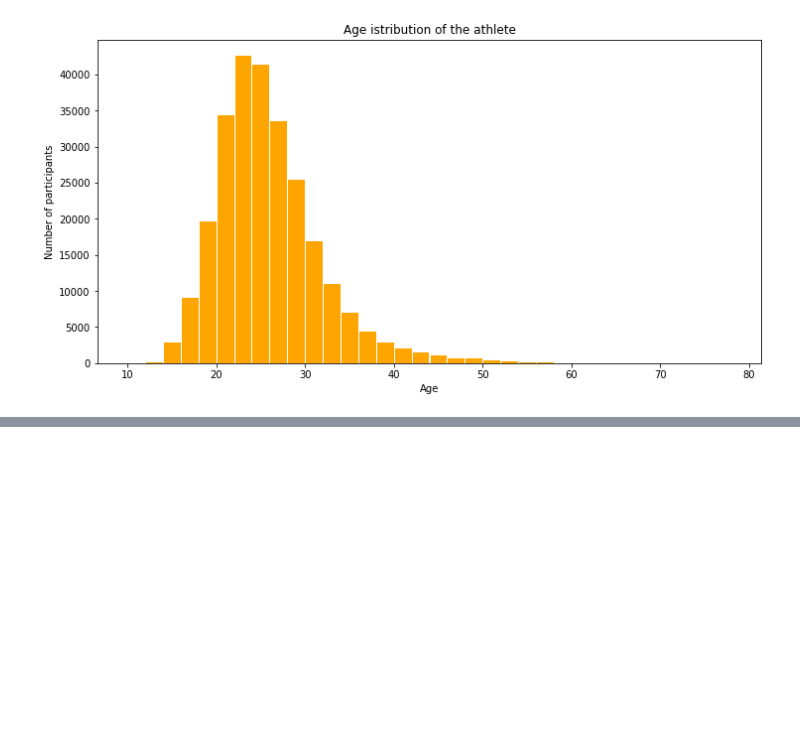
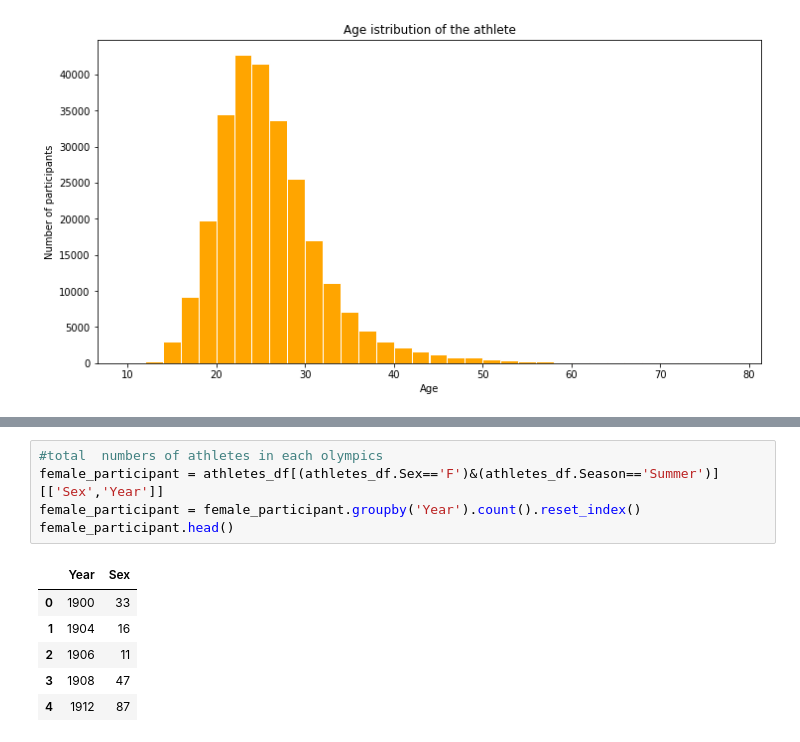
Before and after one commit to Rishiraj-singh7/Olympics-Data-, a Jupyter notebook: main.ipynb, the cells around one changed output, grey strips where cells are left out. Saved outputs shown, nothing was run; the diff lists cells and outputs as text; blank space fills up the shorter version.

```diff
--- a/main.ipynb
+++ b/main.ipynb
@@ -216,0 +267,12 @@ plt.hist(athletes_df.Age, bins=np.arange(10,80,2), color='orange',edgecolor = 'w
+# %%
+#total  numbers of athletes in each olympics
+female_participant = athletes_df[(athletes_df.Sex=='F')&(athletes_df.Season=='Summer')][['Sex','Year']]
+female_participant = female_participant.groupby('Year').count().reset_index()
+female_participant.head()
+# %% [output]
+|  | Year | Sex |
+| 0 | 1900 | 33 |
+| 1 | 1904 | 16 |
+| 2 | 1906 | 11 |
+| 3 | 1908 | 47 |
+| 4 | 1912 | 87 |
```
Also changed, not shown: parts of 6 cells of this notebook.
